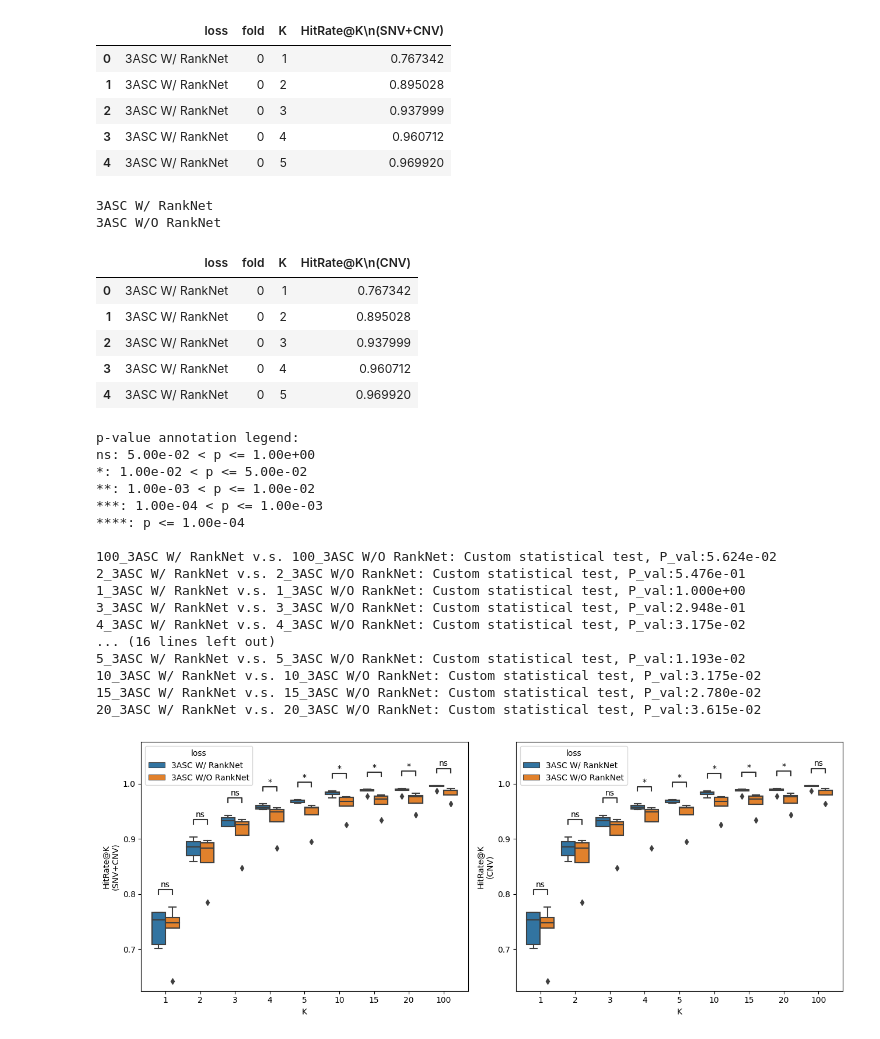
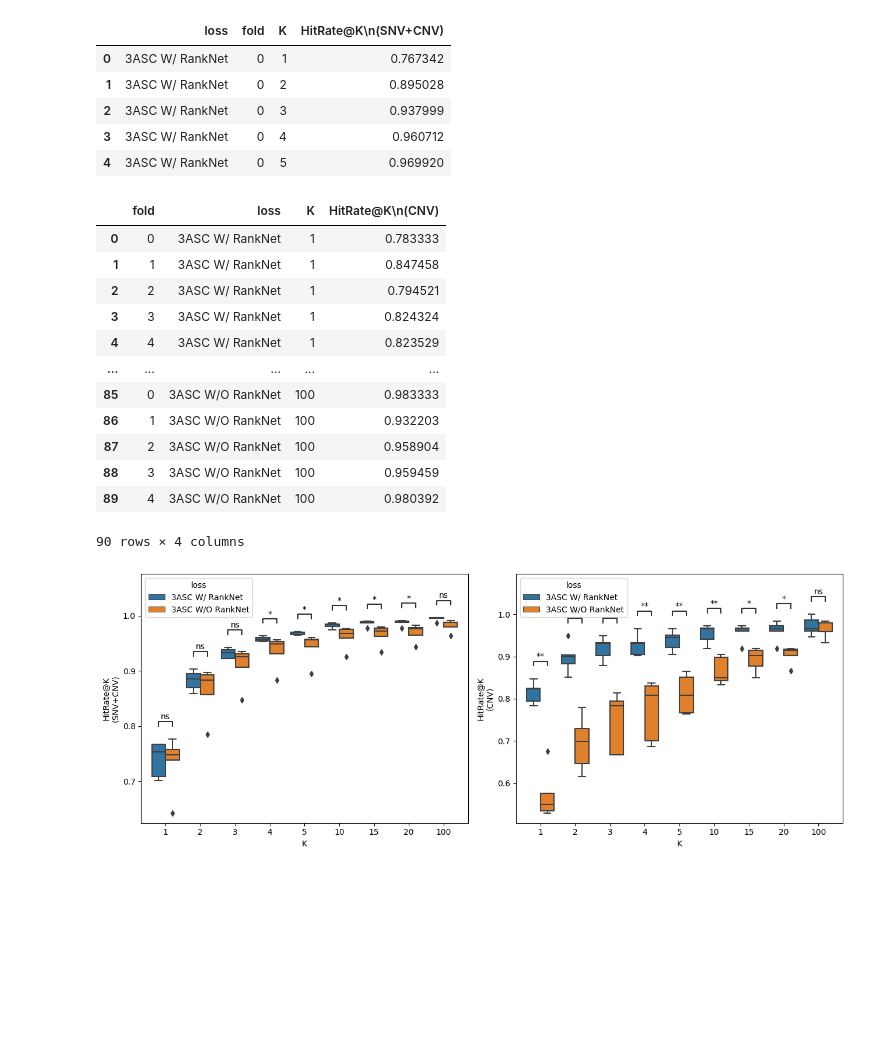
Before and after one commit to 4pygmalion/ASC3, a Jupyter notebook: results/revision/3_5_ablation_test.ipynb, the cells around one changed output. Cells and saved outputs as stored; diff of their text form; code cells hidden in the pictures; blank space fills up the shorter version.

Commit message:
plot revised + statics added

```diff
--- a/results/revision/3_5_ablation_test.ipynb
+++ b/results/revision/3_5_ablation_test.ipynb
@@ -61,9 +61,10 @@ snv_data.head()
 from core.data_model import PatientDataSet
 from results.revision.revision_utils import get_cnv_only_case, get_topk_folds
 
-ranknet_res = {"fold_instance_y_trues": list(), "fold_instance_y_probs":list()}
+ks = [1, 2, 3, 4, 5, 10, 15, 20, 100]
+dfs = list()
 for method, method_result in zip(method_names, [result_w_ranknet, result_wo_ranknet]):
-    print(method)
+    ranknet_res = {"fold_instance_y_trues": list(), "fold_instance_y_probs":list()}
     all_fold_test_ids = method_result["test_ids"]
     for fold in range(5):
         test_ids = all_fold_test_ids[fold]
@@ -74,20 +75,30 @@ for method, method_result in zip(method_names, [result_w_ranknet, result_wo_rank
         ranknet_res["fold_instance_y_trues"].append(instance_y_trues)
         ranknet_res["fold_instance_y_probs"].append(instance_y_probs)
 
+    peformance = get_topk_folds(ranknet_res["fold_instance_y_trues"], ranknet_res["fold_instance_y_probs"])
+    df = pd.DataFrame(peformance, columns=ks)
+    df["loss"] = method
+    dfs.append(df)
 
-    peformance = get_topk_folds(ranknet_res["fold_instance_y_trues"], ranknet_res["fold_instance_y_probs"])
-
-cnv_data = pd.DataFrame(rows, columns=["loss", "fold", "K", "HitRate@K\n(CNV)"])
-cnv_data.head()
+cnv_data = pd.concat(dfs)
+cnv_data.index.name = "fold"
+cnv_data.reset_index(inplace=True)
+cnv_data = cnv_data.melt(id_vars=['fold', 'loss'], var_name='K', value_name='HitRate@K\n(CNV)')
+cnv_data
 # %% [output]
+|  | fold | loss | K | HitRate@K\n(CNV) |
+| 0 | 0 | 3ASC W/ RankNet | 1 | 0.783333 |
+| 1 | 1 | 3ASC W/ RankNet | 1 | 0.847458 |
+| 2 | 2 | 3ASC W/ RankNet | 1 | 0.794521 |
+| 3 | 3 | 3ASC W/ RankNet | 1 | 0.824324 |
+| 4 | 4 | 3ASC W/ RankNet | 1 | 0.823529 |
+| ... | ... | ... | ... | ... |
+| 85 | 0 | 3ASC W/O RankNet | 100 | 0.983333 |
+| 86 | 1 | 3ASC W/O RankNet | 100 | 0.932203 |
+| 87 | 2 | 3ASC W/O RankNet | 100 | 0.958904 |
+| 88 | 3 | 3ASC W/O RankNet | 100 | 0.959459 |
+| 89 | 4 | 3ASC W/O RankNet | 100 | 0.980392 |
-3ASC W/ RankNet
-3ASC W/O RankNet
+90 rows × 4 columns
-|  | loss | fold | K | HitRate@K\n(CNV) |
-| 0 | 3ASC W/ RankNet | 0 | 1 | 0.767342 |
-| 1 | 3ASC W/ RankNet | 0 | 2 | 0.895028 |
-| 2 | 3ASC W/ RankNet | 0 | 3 | 0.937999 |
-| 3 | 3ASC W/ RankNet | 0 | 4 | 0.960712 |
-| 4 | 3ASC W/ RankNet | 0 | 5 | 0.969920 |
 # %%
 import seaborn as sns
 from matplotlib import pyplot as plt
@@ -124,7 +135,7 @@ add_stat_annotation(
     perform_stat_test=False,
     text_format='star',
     loc='inside',
-    verbose=2,
+    verbose=0,
     comparisons_correction=None,
     pvalues=p_valeus,
 )
@@ -138,49 +149,32 @@ sns.boxplot(
 )
 pairs = [
     # (("3ASC W/ RankNet", k), ("3ASC W/O RankNet", k))
     ((k, "3ASC W/ RankNet"), (k, "3ASC W/O RankNet"))
     for k in [1, 2, 3, 4, 5, 10, 15, 20, 100]
 ]
 p_valeus = [
     mannwhitneyu(
         cnv_data.loc[(cnv_data["K"]==k) & (cnv_data["loss"]=="3ASC W/ RankNet")]["HitRate@K\n(CNV)"],
         cnv_data.loc[(cnv_data["K"]==k) & (cnv_data["loss"]=="3ASC W/O RankNet")]["HitRate@K\n(CNV)"],
     ).pvalue
     for k in [1, 2, 3, 4, 5, 10, 15, 20, 100]
 ]
 add_stat_annotation(
     axes[1],
     data=cnv_data,
     x="K",
     y="HitRate@K\n(CNV)",
     hue="loss",
     box_pairs=pairs,
     perform_stat_test=False,
     text_format='star',
     loc='inside',
-    verbose=2,
+    verbose=0,
     comparisons_correction=None,
     pvalues=p_valeus,
 )
 
 plt.tight_layout()
 plt.savefig("results/3_5_ablation_test.png")
 # %% [output]
-p-value annotation legend:
-ns: 5.00e-02 < p <= 1.00e+00
-*: 1.00e-02 < p <= 5.00e-02
-**: 1.00e-03 < p <= 1.00e-02
-***: 1.00e-04 < p <= 1.00e-03
-****: p <= 1.00e-04
-
-100_3ASC W/ RankNet v.s. 100_3ASC W/O RankNet: Custom statistical test, P_val:5.624e-02
-2_3ASC W/ RankNet v.s. 2_3ASC W/O RankNet: Custom statistical test, P_val:5.476e-01
-1_3ASC W/ RankNet v.s. 1_3ASC W/O RankNet: Custom statistical test, P_val:1.000e+00
-3_3ASC W/ RankNet v.s. 3_3ASC W/O RankNet: Custom statistical test, P_val:2.948e-01
-4_3ASC W/ RankNet v.s. 4_3ASC W/O RankNet: Custom statistical test, P_val:3.175e-02
-... (16 lines left out)
-5_3ASC W/ RankNet v.s. 5_3ASC W/O RankNet: Custom statistical test, P_val:1.193e-02
-10_3ASC W/ RankNet v.s. 10_3ASC W/O RankNet: Custom statistical test, P_val:3.175e-02
-15_3ASC W/ RankNet v.s. 15_3ASC W/O RankNet: Custom statistical test, P_val:2.780e-02
-20_3ASC W/ RankNet v.s. 20_3ASC W/O RankNet: Custom statistical test, P_val:3.615e-02
-[figure, old version]
+[figure, new version]
```
Also changed, not shown: parts of 1 cell of this notebook, 1 other file.
